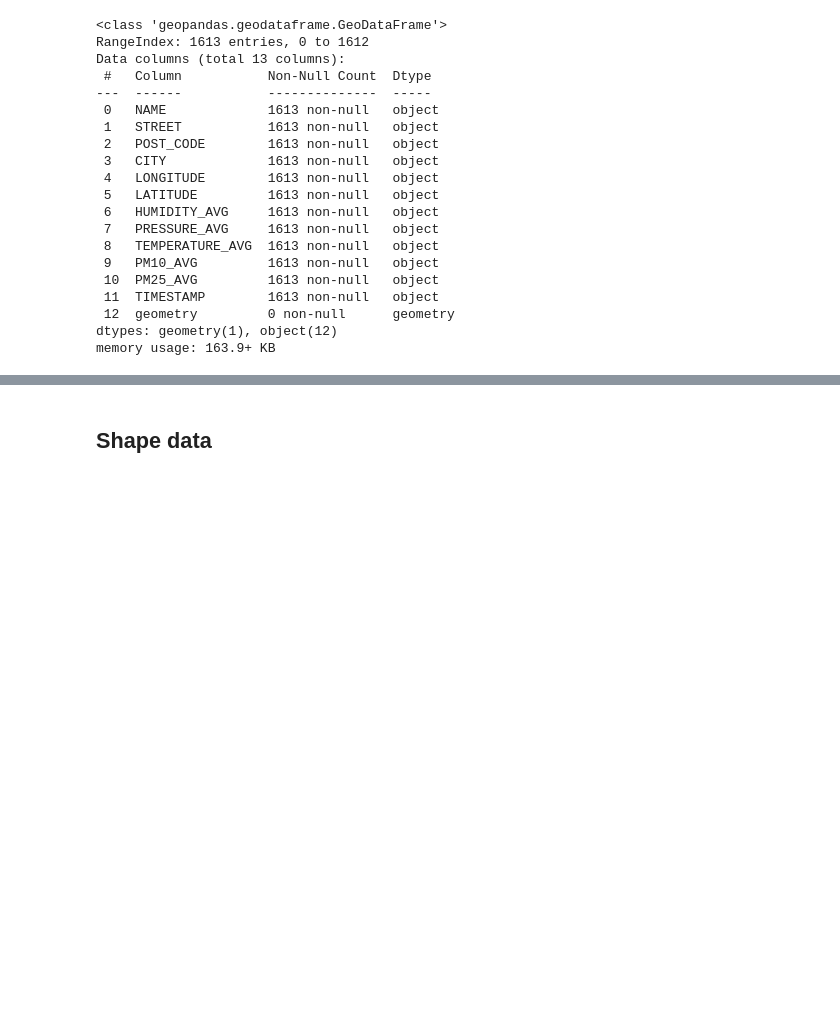
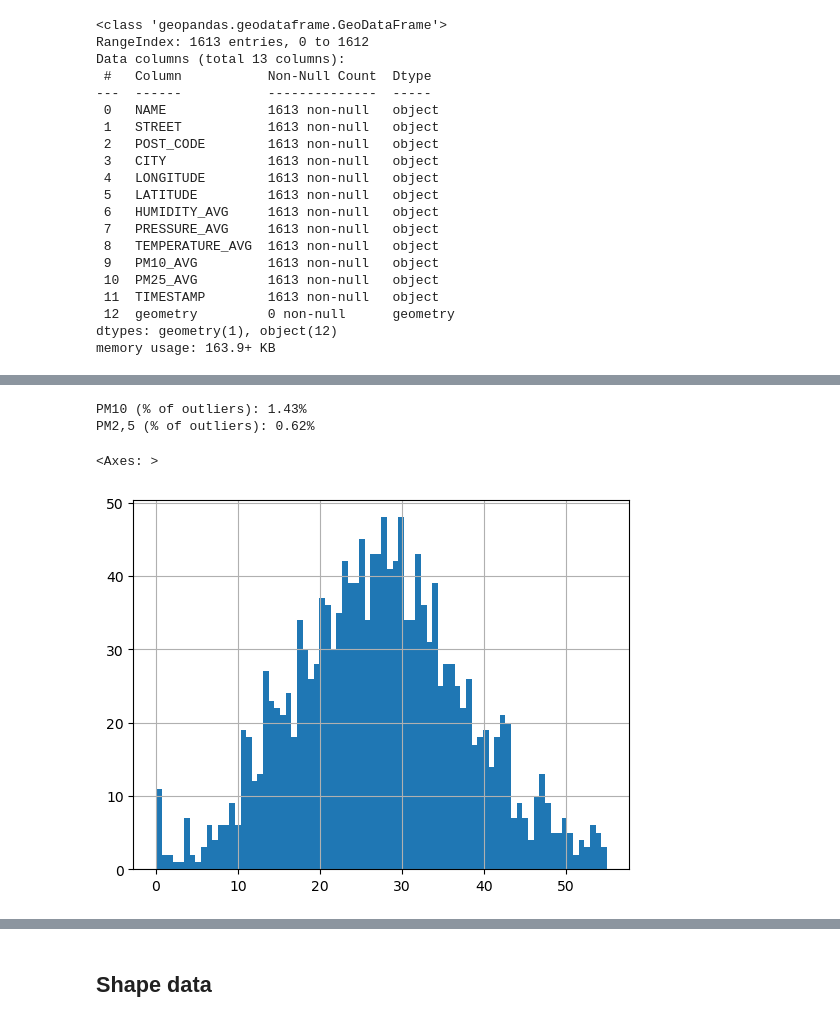
Before and after one commit to elangaar/airpoll-interpolations, a Jupyter notebook: notebooks/main.ipynb, the cells around one changed output, grey strips where cells are left out. Drawn from its saved outputs; the diff is of its cells as text; code cells hidden in the pictures; blank space fills up the shorter version.

```diff
--- a/notebooks/main.ipynb
+++ b/notebooks/main.ipynb
@@ -81,0 +176,6 @@ punkty.describe()
+# %%
+print(f'PM10 (% of outliers): {pm10_outliers["PM10_AVG"].count()/punkty["PM10_AVG"].count()*100:.2f}%')
+print(f'PM2,5 (% of outliers): {pm25_outliers["PM25_AVG"].count()/punkty["PM25_AVG"].count()*100:.2f}%')
+# %% [output]
+PM10 (% of outliers): 1.43%
+PM2,5 (% of outliers): 0.62%
@@ -81,0 +185,5 @@ punkty.describe()
+# %%
+punkty_pm10['PM10_AVG'].hist(bins=80)
+# %% [output]
+<Axes: >
+[figure, added]
```
Also changed, not shown: parts of 23 cells of this notebook.
